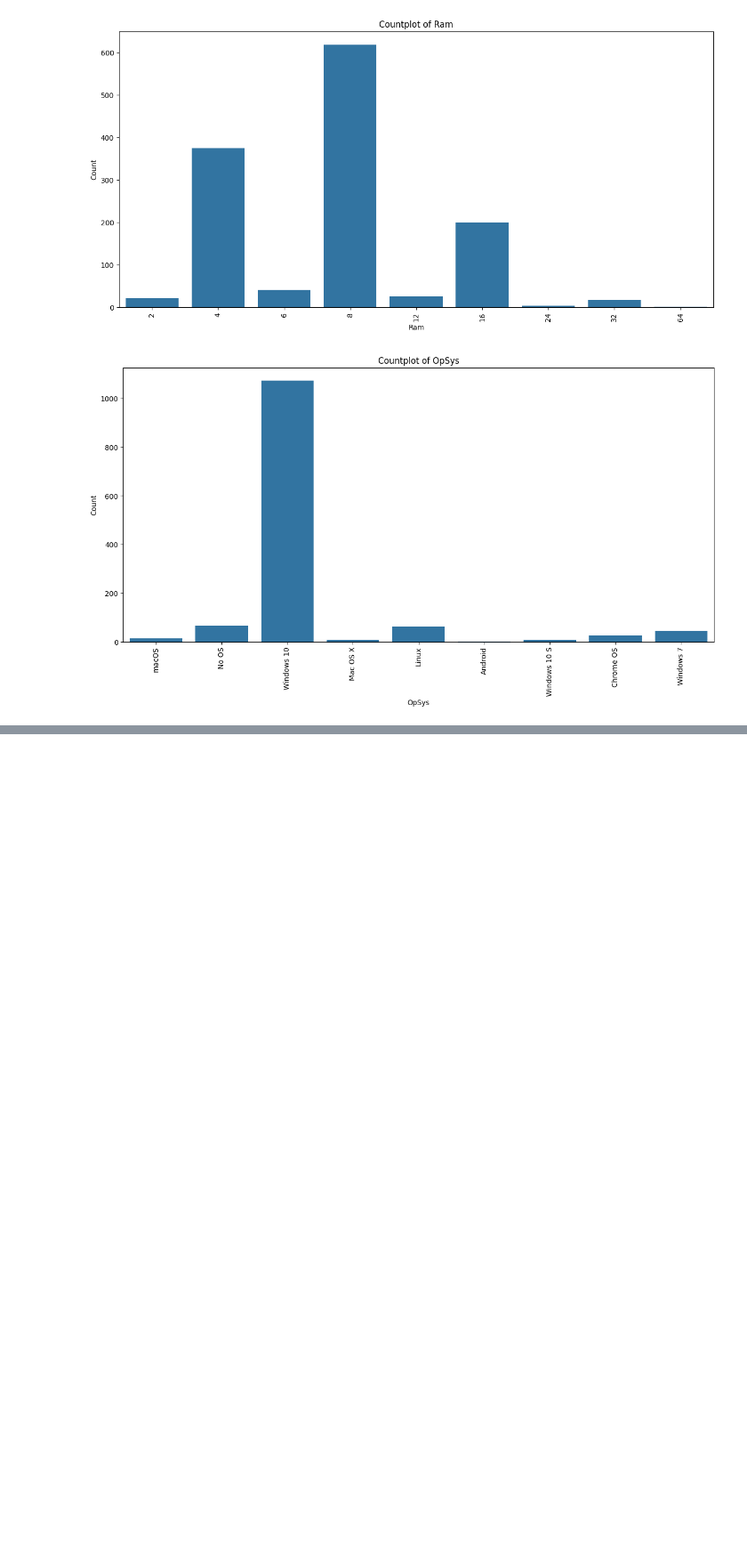
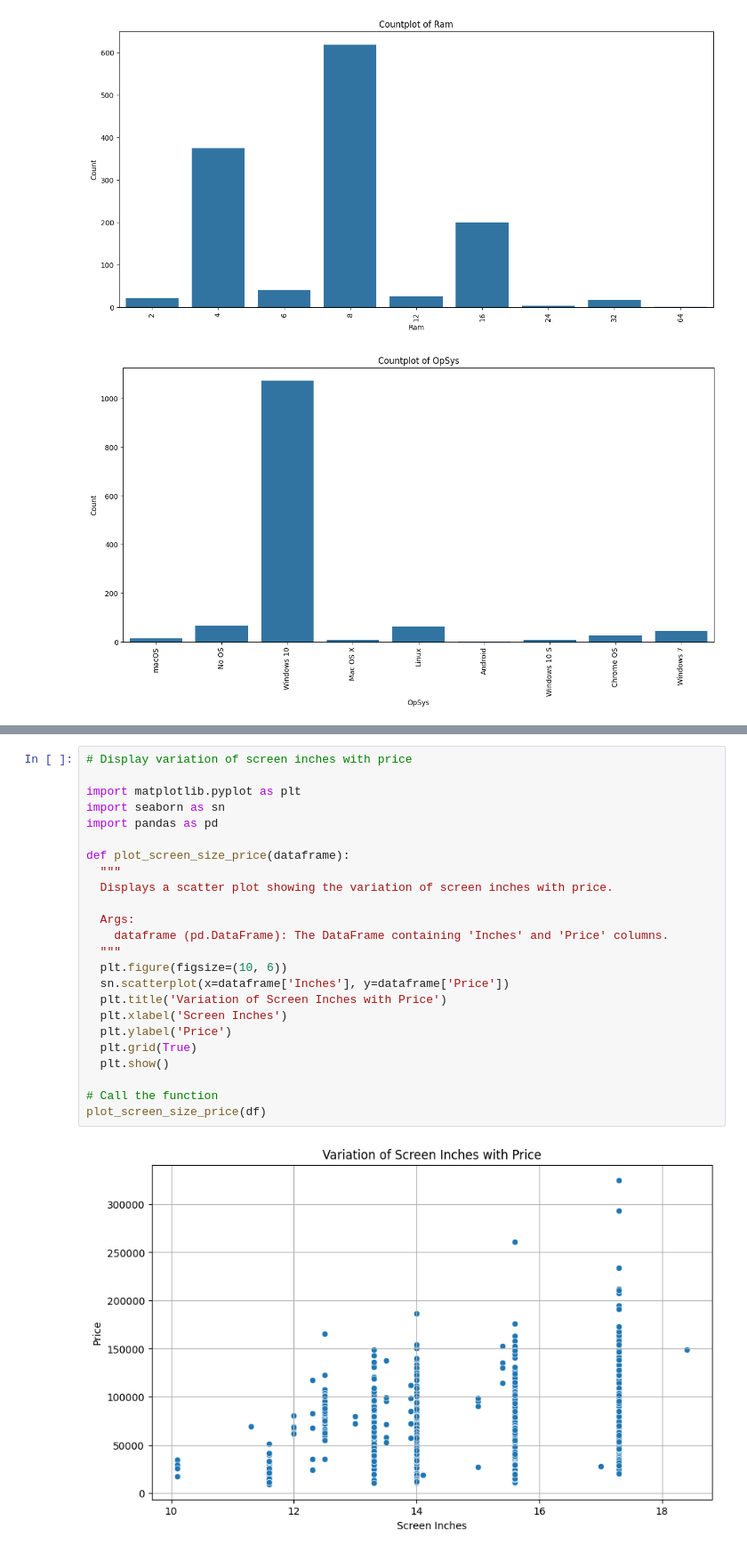
Before and after one commit to AAdewunmi/Laptop_Prices_Prediction_Project, a Jupyter notebook: Laptop_Price_Predictor.ipynb, the cells around one changed output, grey strips where cells are left out. Shown: that part at 89% size. Saved outputs shown, nothing was run; the diff lists cells and outputs as text; blank space fills up the shorter version.

```diff
--- a/Laptop_Price_Predictor.ipynb
+++ b/Laptop_Price_Predictor.ipynb
@@ -259,0 +286,26 @@ plot_laptop_types(df)
+# %%
+# Display variation of screen inches with price
+
+import matplotlib.pyplot as plt
+import seaborn as sn
+import pandas as pd
+
+def plot_screen_size_price(dataframe):
+  """
+  Displays a scatter plot showing the variation of screen inches with price.
+
+  Args:
+    dataframe (pd.DataFrame): The DataFrame containing 'Inches' and 'Price' columns.
+  """
+  plt.figure(figsize=(10, 6))
+  sn.scatterplot(x=dataframe['Inches'], y=dataframe['Price'])
+  plt.title('Variation of Screen Inches with Price')
+  plt.xlabel('Screen Inches')
+  plt.ylabel('Price')
+  plt.grid(True)
+  plt.show()
+
+# Call the function
+plot_screen_size_price(df)
+# %% [output]
+[figure, added]
```
Also changed, not shown: parts of 3 cells of this notebook.
